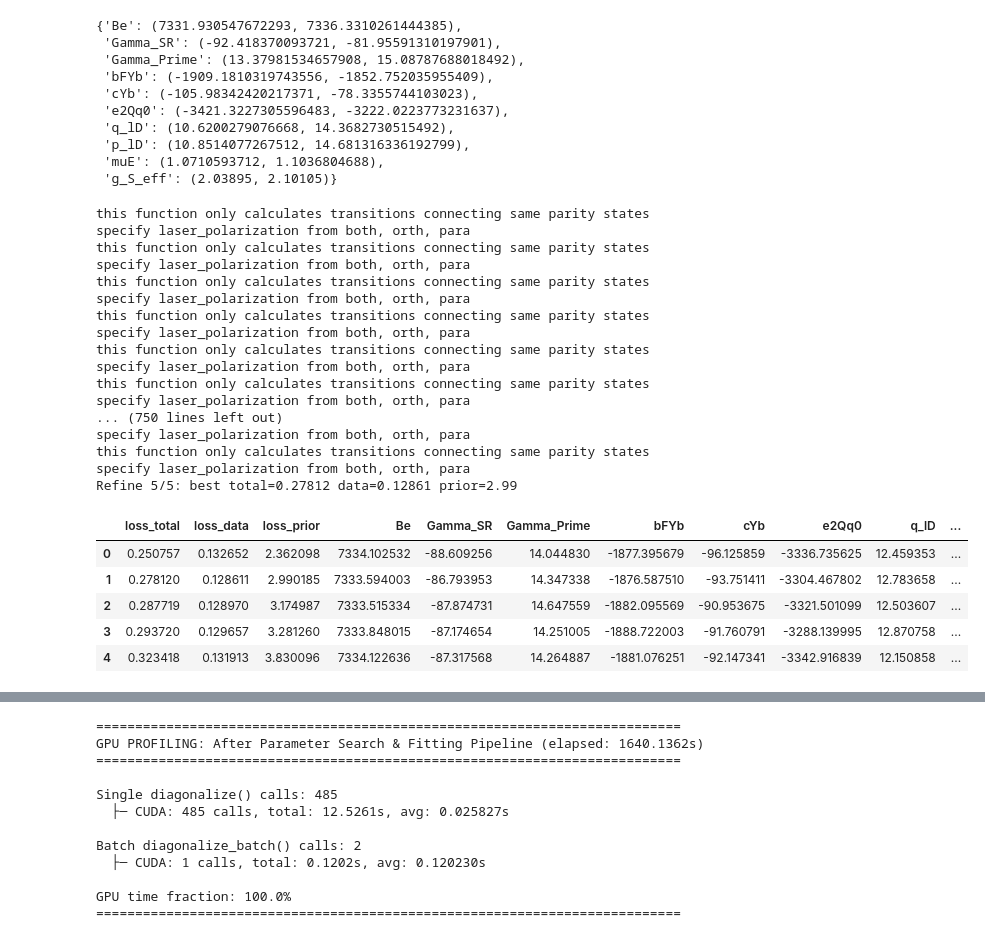
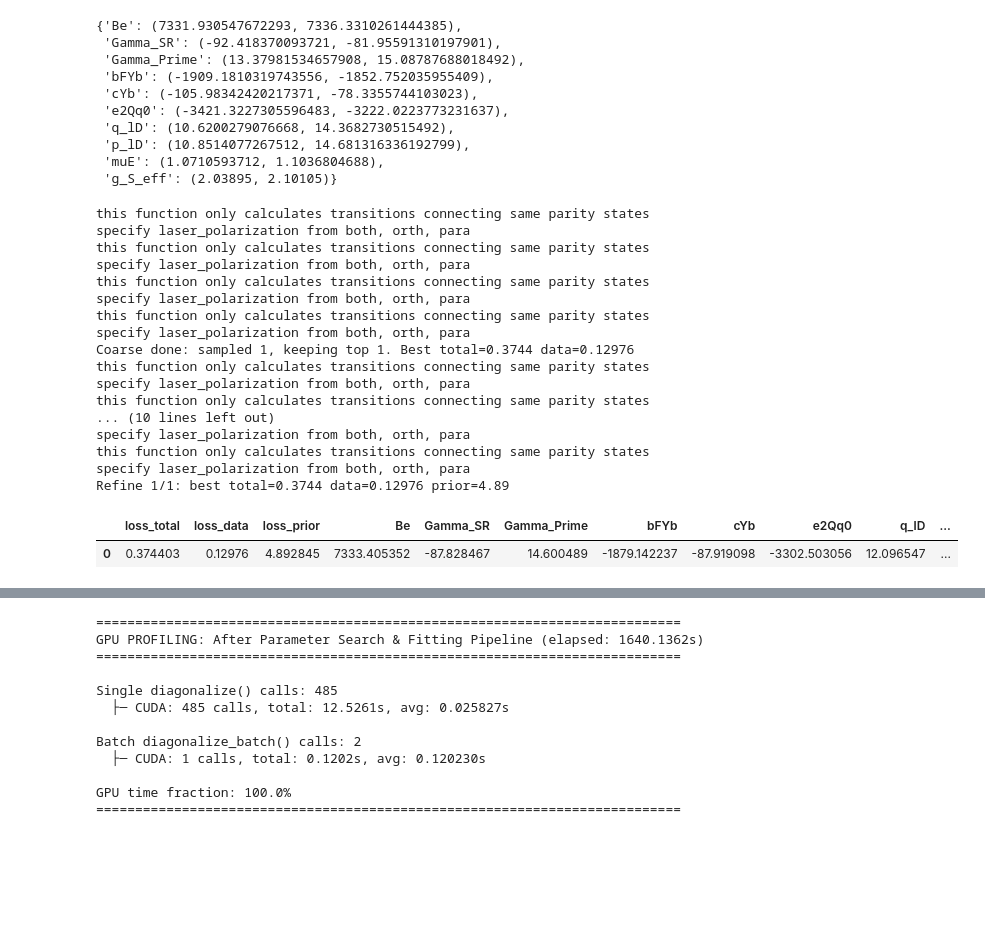
Before and after one commit to YuikiTakahashi/Molecule_spectrum_prediction, a Jupyter notebook: 173_prediction_Nov2025.ipynb, the cells around one changed output, grey strips where cells are left out. Saved outputs shown, nothing was run; the diff lists cells and outputs as text; code cells hidden in the pictures; blank space fills up the shorter version.

```diff
--- a/173_prediction_Nov2025.ipynb
+++ b/173_prediction_Nov2025.ipynb
@@ -1497,43 +1496,39 @@ best_df = search_candidates_MAP(
     OBS_SPECTRA,
     priors={k: PARAM_PRIORS[k] for k in SEARCH_BOUNDS.keys()},
     bounds=SEARCH_BOUNDS,
-    n_samples=40,        # 20–100 for smoke test
-    top_k=5,             # keep small
-    refine_steps=10,     # 0–20
+    n_samples=1,        # 20–100 for smoke test
+    top_k=1,             # keep small
+    refine_steps=1,     # 0–20
     refine_scale=0.20,   # smaller steps since few steps
     indices=None,
     sigma=UNASSIGNED_SIGMA,
     parity_sign=PARITY_SIGN,
     polarization=LASER_POLARIZATION,
     lambda_prior=LAMBDA_PRIOR,
     seed=123,
     verbose=True,
 )
 
 
 
 best_df.head(10)
 # %% [output]
 this function only calculates transitions connecting same parity states
 specify laser_polarization from both, orth, para
 this function only calculates transitions connecting same parity states
 specify laser_polarization from both, orth, para
 this function only calculates transitions connecting same parity states
 specify laser_polarization from both, orth, para
 this function only calculates transitions connecting same parity states
 specify laser_polarization from both, orth, para
+Coarse done: sampled 1, keeping top 1. Best total=0.3744 data=0.12976
 this function only calculates transitions connecting same parity states
 specify laser_polarization from both, orth, para
 this function only calculates transitions connecting same parity states
-specify laser_polarization from both, orth, para
-... (750 lines left out)
+... (10 lines left out)
 specify laser_polarization from both, orth, para
 this function only calculates transitions connecting same parity states
 specify laser_polarization from both, orth, para
-Refine 5/5: best total=0.27812 data=0.12861 prior=2.99
+Refine 1/1: best total=0.3744 data=0.12976 prior=4.89
 |  | loss_total | loss_data | loss_prior | Be | Gamma_SR | Gamma_Prime | bFYb | cYb | e2Qq0 | q_lD | ... |
-| 0 | 0.250757 | 0.132652 | 2.362098 | 7334.102532 | -88.609256 | 14.044830 | -1877.395679 | -96.125859 | -3336.735625 | 12.459353 | ... |
-| 1 | 0.278120 | 0.128611 | 2.990185 | 7333.594003 | -86.793953 | 14.347338 | -1876.587510 | -93.751411 | -3304.467802 | 12.783658 | ... |
-| 2 | 0.287719 | 0.128970 | 3.174987 | 7333.515334 | -87.874731 | 14.647559 | -1882.095569 | -90.953675 | -3321.501099 | 12.503607 | ... |
-| 3 | 0.293720 | 0.129657 | 3.281260 | 7333.848015 | -87.174654 | 14.251005 | -1888.722003 | -91.760791 | -3288.139995 | 12.870758 | ... |
-| 4 | 0.323418 | 0.131913 | 3.830096 | 7334.122636 | -87.317568 | 14.264887 | -1881.076251 | -92.147341 | -3342.916839 | 12.150858 | ... |
+| 0 | 0.374403 | 0.12976 | 4.892845 | 7333.405352 | -87.828467 | 14.600489 | -1879.142237 | -87.919098 | -3302.503056 | 12.096547 | ... |
```
Also changed, not shown: parts of 6 cells of this notebook, 3 other files.
